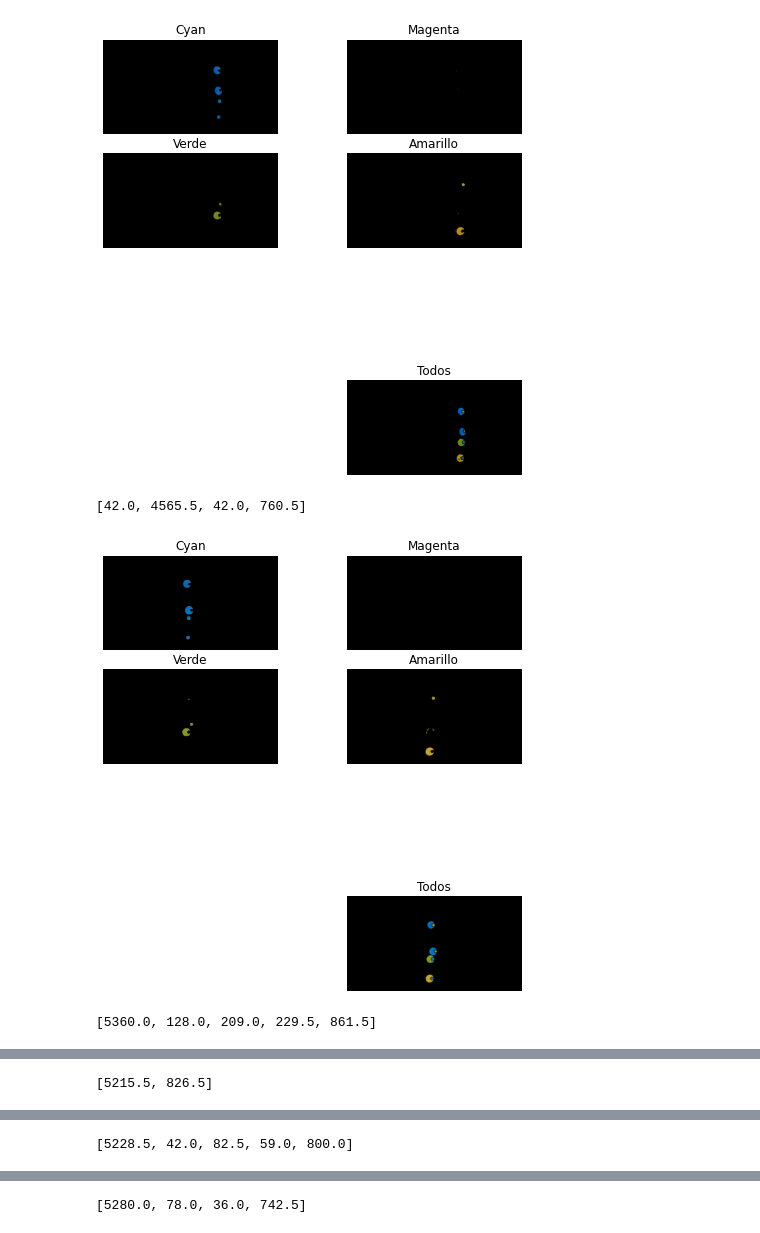
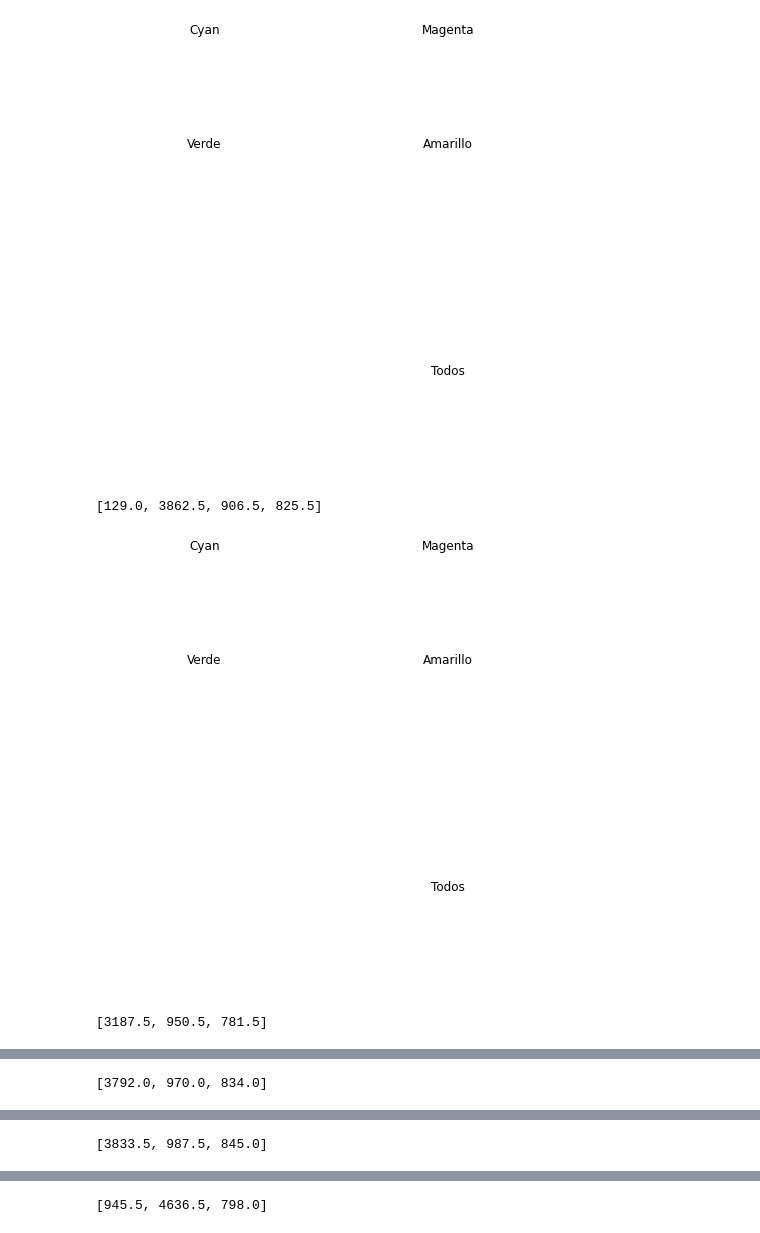
Before and after one commit to isaacmn24/PROE, a Jupyter notebook: Herramientas/Cámara/VALIDACION_PYTHON/Validación Python/Filtrado_Color_Pruebas.ipynb, the cells around one changed output, grey strips where cells are left out. Cells and saved outputs as stored; diff of their text form; code cells hidden in the pictures.

```diff
--- a/Herramientas/Cámara/VALIDACION_PYTHON/Validación Python/Filtrado_Color_Pruebas.ipynb
+++ b/Herramientas/Cámara/VALIDACION_PYTHON/Validación Python/Filtrado_Color_Pruebas.ipynb
@@ -32,7 +32,7 @@ def obtenerFrames(nombreVideoIn, nombreCarpetaOut):
     contFrames=0
     contImagenes=0
     #cada cuántos frames guardo una imagen
-    espaciado=5  #aprox cada 10 segundos tomando en cuenta 30fps  #REBECA
+    espaciado=70  # aprox cada 10 segundos tomando en cuenta 30fps  #REBECA
     while(cap.isOpened()):
         ret, frame = cap.read()
         if ret == False:
@@ -75,7 +75,7 @@ def findMax(cnts):
     return maxN, maxN2
 
 #Dirección de imágenes para realizar el ajuste de áreas
-nombreVideoIn = '2023-03-27_14-57-16_1fps.mp4'
+nombreVideoIn = '2023-04-24_12-00-19.mp4'
 nombreCarpetaOut = 'Imagenes_Ajuste_Areas/'
 
 #Solo ejecutar esta línea una vez para cada video que se use
@@ -112,12 +112,6 @@ for i in imgList:
     h,  w = img_conDist.shape[:2]
     newcameramtx, roi = cv.getOptimalNewCameraMatrix(mtx, dist, (w,h), 1, (w,h))
 
-    #Prevista para cada cuantos frames se quiere trabajar
-    """if cont == 4:
-        imagenes.append(img)
-        cont = 0
-        n+=1"""
-
     #Elimina distorsión
     dst = cv.undistort(img_conDist, mtx, dist, None, newcameramtx)
 
@@ -146,8 +140,8 @@ light_cyan = (95, 157, 145)
 dark_cyan = (105, 255, 250)
 
 #Rangos rosado:
-light_magenta = (135, 140, 190)
-dark_magenta = (190, 240, 250)
+light_magenta = (155, 200, 180)  # 135, 140, 190
+dark_magenta = (185, 255, 255)   # 190, 240, 250
 
 #Rangos verde:
 light_verde = (30, 125, 125)
@@ -169,17 +163,13 @@ RespaldoImagenes=list(imagenes)
 lista_cCyan = []
 lista_cMagenta = []
 lista_cVerde = []
-lista_cRojo = []
 lista_cAzul = []
-lista_cNaranja = []
 lista_cAmarillo = []
 #Aquí se almacenarán los centros de los contornos
 centros_cCyan = []
 centros_cMagenta = []
-centros_cNaranja = []
 centros_cAmarillo = []
 centros_cVerde = []
-centros_cRojo = []
 centros_cAzul = []
 
 for j in range(len(imagenes)):
@@ -192,15 +182,11 @@ for j in range(len(imagenes)):
     maskverde = cv2.inRange(imagenesHSV[j], light_verde, dark_verde)
     #Máscara Amarilla
     maskama = cv2.inRange(imagenesHSV[j], light_ama, dark_ama)
-    #Máscara Naranja
-    masknar = cv2.inRange(imagenesHSV[j], light_nar, dark_nar)
     #Máscara Azul
     maskazul = cv2.inRange(imagenesHSV[j], light_azul, dark_azul)
-    #Máscara Rojo
-    maskrojo = cv2.inRange(imagenesHSV[j], light_rojo, dark_rojo)
 
     #Máscara de todos los colores de identificadores:
-    maskAll=maskrojo+maskazul+maskama+maskcyan+maskverde+maskmagenta+masknar
+    maskAll=maskazul+maskama+maskcyan+maskverde+maskmagenta
 
     #Se utiliza una transformación morfológica de dilatación de la imagen para hacer los
     #contornos más uniformes
@@ -210,10 +196,8 @@ for j in range(len(imagenes)):
     magentad = cv2.dilate(maskmagenta,kernel,iterations=1)
     verded = cv2.dilate(maskverde,kernel,iterations=1)
     amarillod = cv2.dilate(maskama,kernel,iterations=1)
-    naranjad = cv2.dilate(masknar,kernel,iterations=1)
     azuld = cv2.dilate(maskazul,kernel,iterations=1)
-    rojod = cv2.dilate(maskrojo,kernel,iterations=1)
-    alld = cyand+magentad+verded+amarillod+naranjad+azuld+rojod
+    alld = cyand+magentad+verded+amarillod+azuld
 
     #Aplica las máscaras a las imágenes por si se quisieran visualizar
     #"""
@@ -221,9 +205,7 @@ for j in range(len(imagenes)):
     resultmagenta = cv2.bitwise_and(imagenes[j], imagenes[j], mask=magentad)
     resultverde = cv2.bitwise_and(imagenes[j], imagenes[j], mask=verded)
     resultama = cv2.bitwise_and(imagenes[j], imagenes[j], mask=amarillod)
-    resultnar = cv2.bitwise_and(imagenes[j], imagenes[j], mask=naranjad)
     resultazul = cv2.bitwise_and(imagenes[j], imagenes[j], mask=azuld)
-    resultrojo = cv2.bitwise_and(imagenes[j], imagenes[j], mask=rojod)
     #Aplica la máscara combinada
     resultAll = cv2.bitwise_and(imagenes[j], imagenes[j], mask=maskAll)
 
@@ -249,7 +231,7 @@ for j in range(len(imagenes)):
         # Agrega un subplot en la primera posición
         fig.add_subplot(rows, columns, 1)
         # mostrando la imagen
-        plt.imshow(resultcyan)
+        #plt.imshow(resultcyan)
         plt.axis('off')
         plt.title("Cyan")
         #title = 'filtrado_cyan'+str(ind)+'.png'
@@ -259,7 +241,7 @@ for j in range(len(imagenes)):
         # Las últimas dos lineas generan las imágenes del color filtrado
         # se comentan o descomentan según el color que se quiera calibrar
         fig.add_subplot(rows, columns, 2)
-        plt.imshow(resultmagenta)
+        #plt.imshow(resultmagenta)
         plt.axis('off')
         plt.title("Magenta")
         #title = 'filtrado_rosa'+str(ind)+'.png'
@@ -267,7 +249,7 @@ for j in range(len(imagenes)):
 
         # tercera posición
         fig.add_subplot(rows, columns, 3)
-        plt.imshow(resultverde)
+        #plt.imshow(resultverde)
         plt.axis('off')
         plt.title("Verde")
         #title = 'filtrado_verde'+str(ind)+'.png'
@@ -275,7 +257,7 @@ for j in range(len(imagenes)):
 
         # cuarta posición
         fig.add_subplot(rows, columns, 4)
-        plt.imshow(resultama)
+        #plt.imshow(resultama)
         plt.axis('off')
         plt.title("Amarillo")
         #title = 'filtrado_ama'+str(ind)+'.png'
@@ -283,7 +265,7 @@ for j in range(len(imagenes)):
 
         # octava posición
         fig.add_subplot(rows, columns, 8)
-        plt.imshow(resultAll)
+        #plt.imshow(resultAll)
         plt.axis('off')
         plt.title("Todos")
         plt.show()
@@ -293,44 +275,38 @@ for j in range(len(imagenes)):
     ind+=1
     #"""
 
     #se inicializa la variable de tamaño de contorno
     sizeC=0
     #Busca los contornos en cada una de las imágenes filtradas
     #Se aproximan por medio de una compresión horizontal, vertical y diagonal
     #https://docs.opencv.org/master/d3/dc0/group__imgproc__shape.html#gadf1ad6a0b82947fa1fe3c3d497f260e0
     cntsCyan, jerCyan = cv2.findContours(cyand.copy(),cv2.RETR_TREE, cv2.CHAIN_APPROX_SIMPLE)
     cntsMagenta, jerMagenta = cv2.findContours(magentad.copy(),cv2.RETR_TREE, cv2.CHAIN_APPROX_SIMPLE)
     cntsAmarillo, jerAmarillo = cv2.findContours(amarillod.copy(),cv2.RETR_TREE, cv2.CHAIN_APPROX_SIMPLE)
-    cntsNaranja, jerNaranja = cv2.findContours(naranjad.copy(),cv2.RETR_TREE, cv2.CHAIN_APPROX_SIMPLE)
-    cntsRojo, jerRojo = cv2.findContours(rojod.copy(),cv2.RETR_TREE, cv2.CHAIN_APPROX_SIMPLE)
     cntsVerde, jerVerde = cv2.findContours(verded.copy(),cv2.RETR_TREE, cv2.CHAIN_APPROX_SIMPLE)
     cntsAzul, jerAzul = cv2.findContours(azuld.copy(),cv2.RETR_TREE, cv2.CHAIN_APPROX_SIMPLE)
 
     #Deja solo los contornos grandes, correspondientes a los círculos pequeños y grandes
     cntsCyans=depurar_contornos(cntsCyan)
     cntsMagentas=depurar_contornos(cntsMagenta)
     cntsVerdes=depurar_contornos(cntsVerde)
+    cntsAmarillos=depurar_contornos(cntsAmarillo) #Lo agregó Sharon
+    cntsAzules=depurar_contornos(cntsAzul)
 
-    cntsAmarillos=depurar_contornos(cntsAmarillo) #Lo agregó Sharon
+    #print(cntsAmarillos)
 
-    cntsAzules=depurar_contornos(cntsAzul)
-    cntsNaranjas=depurar_contornos(cntsNaranja)
-    cntsRojos=depurar_contornos(cntsRojo)
-
-    print(cntsAmarillos) #Dificilmente detectables por iluminación
-
-    #print(cntsVerdes)
+    print(cntsVerdes)
 
     #print(cntsCyans)
 
     #print(cntsMagentas)
 
     #print(cntsAzules)
 
 
 #Link de ayuda para ajustar valores HSV:https://stackoverflow.com/questions/10948589/choosing-the-correct-upper-and-lower-hsv-boundaries-for-color-detection-withcv
 # %% [output]
-[figure, old version]
+[figure, new version]
-[42.0, 4565.5, 42.0, 760.5]
+[129.0, 3862.5, 906.5, 825.5]
-[figure, old version]
+[figure, new version]
-[5360.0, 128.0, 209.0, 229.5, 861.5]
+[3187.5, 950.5, 781.5]
@@ -338 +314 @@ for j in range(len(imagenes)):
-[5215.5, 826.5]
+[3792.0, 970.0, 834.0]
@@ -340 +316 @@ for j in range(len(imagenes)):
-[5228.5, 42.0, 82.5, 59.0, 800.0]
+[3833.5, 987.5, 845.0]
@@ -342 +318 @@ for j in range(len(imagenes)):
-[5280.0, 78.0, 36.0, 742.5]
+[945.5, 4636.5, 798.0]
```
Also changed, not shown: parts of 1 cell of this notebook, 53 other files.
